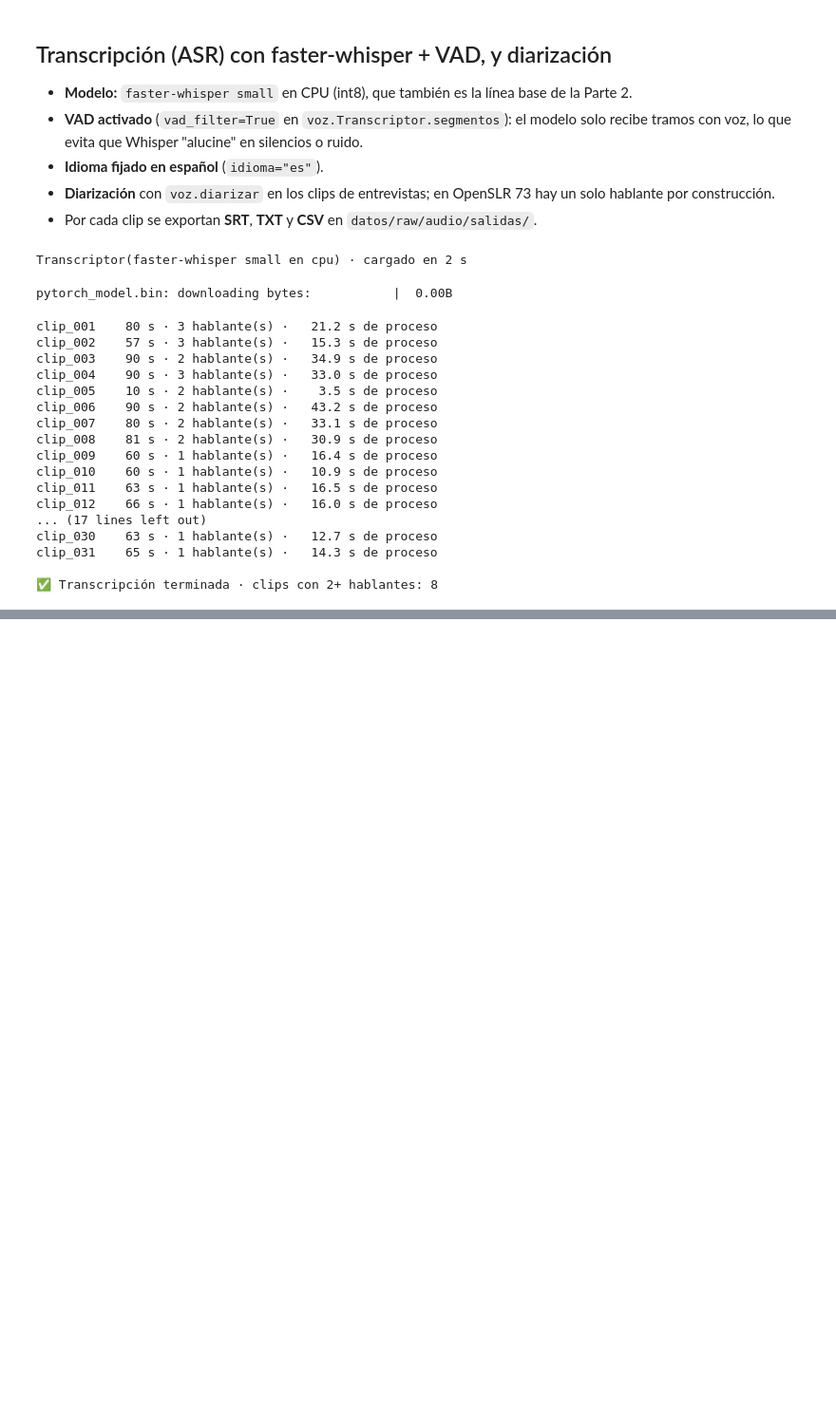
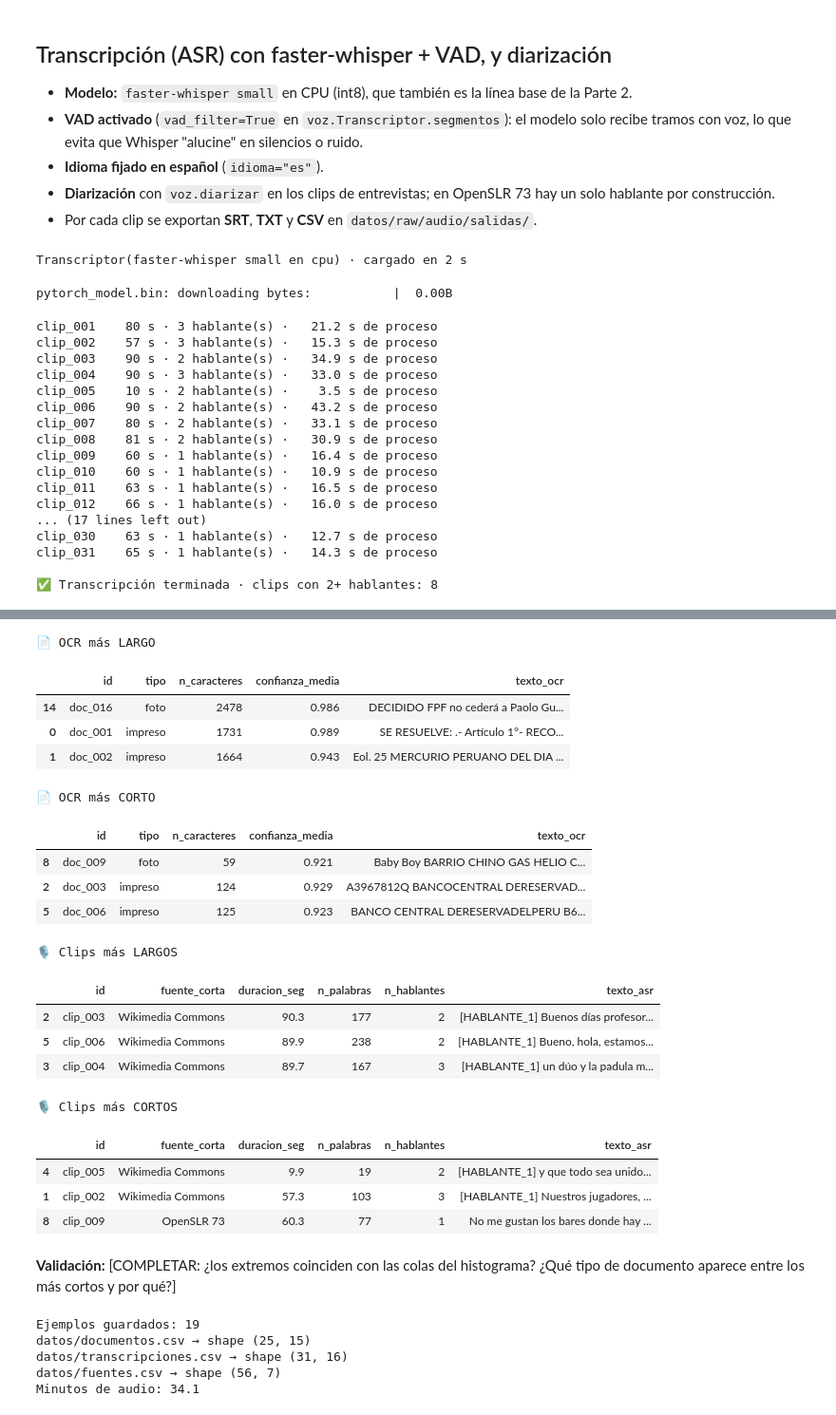
Before and after one commit to sandypmj/python_intermedio_2026, a Jupyter notebook: tarea_2/01_extraccion.ipynb, the cells around one changed output, grey strips where cells are left out. Shown at 95% size. Saved outputs shown, nothing was run; the diff lists cells and outputs as text; code cells hidden in the pictures; blank space fills up the shorter version.

Commit message:
t2 parte 1: seudonimización, EDA, validación y exportación de CSV

```diff
--- a/tarea_2/01_extraccion.ipynb
+++ b/tarea_2/01_extraccion.ipynb
@@ -516,0 +652,74 @@ clip_031    65 s · 1 hablante(s) ·   14.3 s de proceso
+# %%
+cd = ["id", "tipo", "n_caracteres", "confianza_media", "texto_ocr"]
+ca = ["id", "fuente_corta", "duracion_seg", "n_palabras", "n_hablantes", "texto_asr"]
+print("📄 OCR más LARGO");  display(docs.nlargest(3, "n_caracteres")[cd])
+print("📄 OCR más CORTO");  display(docs.nsmallest(3, "n_caracteres")[cd])
+print("🎙️ Clips más LARGOS"); display(aud.nlargest(3, "duracion_seg")[ca])
+print("🎙️ Clips más CORTOS"); display(aud.nsmallest(3, "duracion_seg")[ca])
+# %% [output]
+📄 OCR más LARGO
+|  | id | tipo | n_caracteres | confianza_media | texto_ocr |
+| 14 | doc_016 | foto | 2478 | 0.986 | DECIDIDO FPF no cederá a Paolo Gu... |
+| 0 | doc_001 | impreso | 1731 | 0.989 | SE RESUELVE: .- Artículo 1°- RECO... |
+| 1 | doc_002 | impreso | 1664 | 0.943 | Eol. 25 MERCURIO PERUANO DEL DIA ... |
+📄 OCR más CORTO
+|  | id | tipo | n_caracteres | confianza_media | texto_ocr |
+| 8 | doc_009 | foto | 59 | 0.921 | Baby Boy BARRIO CHINO GAS HELIO C... |
+| 2 | doc_003 | impreso | 124 | 0.929 | A3967812Q BANCOCENTRAL DERESERVAD... |
+| 5 | doc_006 | impreso | 125 | 0.923 | BANCO CENTRAL DERESERVADELPERU B6... |
+🎙️ Clips más LARGOS
+|  | id | fuente_corta | duracion_seg | n_palabras | n_hablantes | texto_asr |
+| 2 | clip_003 | Wikimedia Commons | 90.3 | 177 | 2 | [HABLANTE_1] Buenos días profesor... |
+| 5 | clip_006 | Wikimedia Commons | 89.9 | 238 | 2 | [HABLANTE_1] Bueno, hola, estamos... |
+| 3 | clip_004 | Wikimedia Commons | 89.7 | 167 | 3 | [HABLANTE_1] un dúo y la padula m... |
+🎙️ Clips más CORTOS
+|  | id | fuente_corta | duracion_seg | n_palabras | n_hablantes | texto_asr |
+| 4 | clip_005 | Wikimedia Commons | 9.9 | 19 | 2 | [HABLANTE_1] y que todo sea unido... |
+| 1 | clip_002 | Wikimedia Commons | 57.3 | 103 | 3 | [HABLANTE_1] Nuestros jugadores, ... |
+| 8 | clip_009 | OpenSLR 73 | 60.3 | 77 | 1 | No me gustan los bares donde hay ... |
+# %% [markdown]
+**Validación:** [COMPLETAR: ¿los extremos coinciden con las colas del histograma? ¿Qué tipo de documento aparece entre los más cortos y por qué?]
+# %%
+# Ejemplos ligeros y publicables para el dashboard (solo licencias libres; nada propio)
+# Audio en WAV recortado a 30 s: OGG/Vorbis hacía caer el kernel en Windows.
+docs["ejemplo"], aud["ejemplo"] = "", ""
+for i, r in docs[docs["publicable"]].iterrows():
+    destino = EJEMPLOS / f"{r['id']}.jpg"
+    img = Image.open(r["ruta_original"]).convert("RGB"); img.thumbnail((1000, 1000)); img.save(destino, quality=80)
+    docs.at[i, "ejemplo"] = destino.as_posix()
+for i, r in aud[aud["publicable"]].groupby("fuente_corta").head(3).iterrows():
+    destino = EJEMPLOS / f"{r['id']}.wav"
+    x = voz.cargar_audio(r["archivo_audio"])[: SR * 30]
+    sf.write(str(destino), x, SR, subtype="PCM_16")
+    aud.at[i, "ejemplo"] = destino.as_posix()
+print("Ejemplos guardados:", len(list(EJEMPLOS.glob("*"))))
+
+# CSV obligatorios (texto_referencia vacío: se completa en la Parte 2)
+docs["archivo"], docs["texto_referencia"], aud["texto_referencia"] = docs["ruta_original"], "", ""
+docs[["id", "archivo", "tipo", "fuente", "texto_ocr", "modelo_ocr", "texto_referencia", "descripcion", "n_caracteres",
+      "n_lineas", "confianza_media", "segundos_proceso", "publicable", "ejemplo", "hash"]].to_csv("datos/documentos.csv", index=False)
+aud[["id", "archivo_audio", "duracion_seg", "idioma", "texto_asr", "modelo_asr", "n_hablantes", "texto_referencia", "fuente",
+     "condicion", "descripcion", "n_palabras", "segundos_proceso", "publicable", "ejemplo", "hash"]].to_csv("datos/transcripciones.csv", index=False)
+
+fuentes = pd.concat([
+    docs.assign(modalidad="documento")[["id", "modalidad", "fuente_url", "licencia", "autor", "origen"]],
+    aud.assign(modalidad="audio", origen=aud["fuente_corta"])[["id", "modalidad", "fuente_url", "licencia", "autor", "origen"]]])
+fuentes["acceso"] = fuentes["origen"].map({
+    "Wikimedia Commons": "Descarga pública desde fuente_url (automatizada en 01_extraccion.ipynb vía API de Commons)",
+    "OpenSLR 73": "Descarga pública de https://www.openslr.org/73/ (frases elegidas con semilla 2026)",
+    "Captura propia": "Archivo propio no publicado (sin datos personales; preprocesamiento en preprocesamiento_propios.csv)"})
+fuentes["fecha_extraccion"] = FECHA
+fuentes.drop(columns="origen").to_csv("datos/fuentes.csv", index=False)
+desc.to_csv("datos/descartes.csv", index=False)
+reporte_seudo.to_csv("datos/seudonimizacion_reporte.csv", index=False)
+docs.to_pickle(RAW / "docs_final.pkl"); aud.to_pickle(RAW / "aud_final.pkl")
+
+for n in ["documentos", "transcripciones", "fuentes"]:
+    print(f"datos/{n}.csv → shape {pd.read_csv(f'datos/{n}.csv').shape}")
+print(f"Minutos de audio: {aud['duracion_seg'].sum() / 60:.1f}")
+# %% [output]
+Ejemplos guardados: 19
+datos/documentos.csv → shape (25, 15)
+datos/transcripciones.csv → shape (31, 16)
+datos/fuentes.csv → shape (56, 7)
+Minutos de audio: 34.1
```
Also changed, not shown: parts of 7 cells of this notebook, 25 other files.
